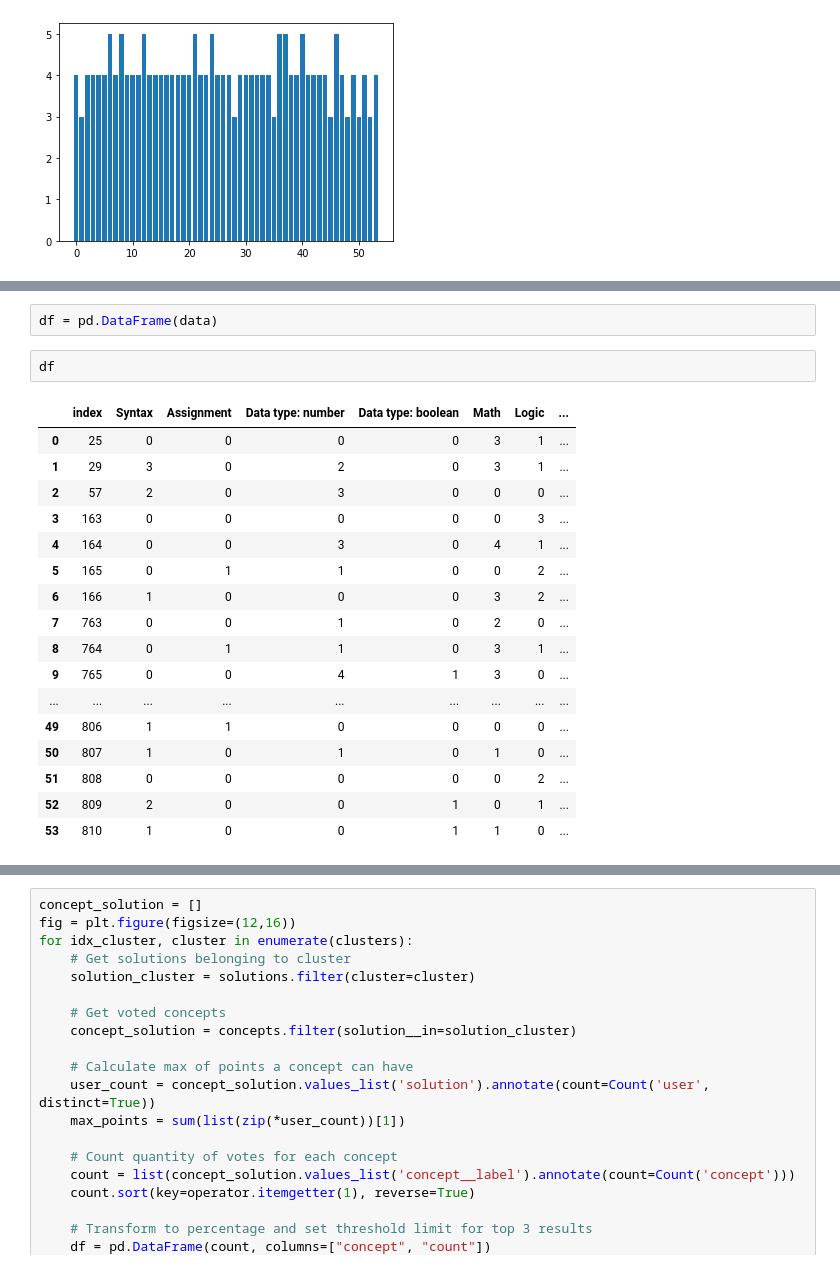
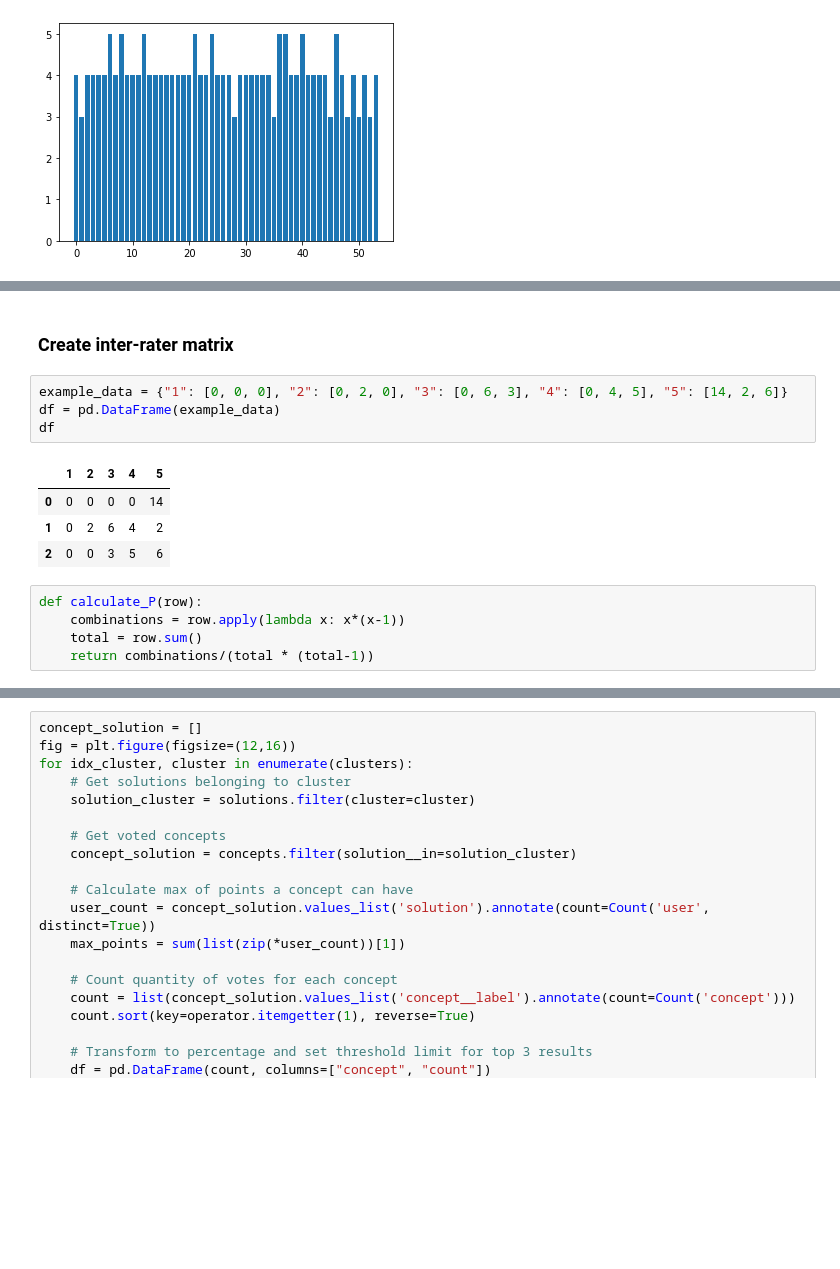
Before and after one commit to MachineTeachingEdu/machine-teaching, a Jupyter notebook: machineteaching/2019_05_28 - Concept Validation.ipynb, the cells around one changed output, grey strips where cells are left out. Drawn from its saved outputs; the diff is of its cells as text; blank space fills up the shorter version.

```diff
--- a/machineteaching/2019_05_28 - Concept Validation.ipynb
+++ b/machineteaching/2019_05_28 - Concept Validation.ipynb
@@ -117,22 +62,16 @@ data
-# %%
-df = pd.DataFrame(data)
-# %%
-df
-# %% [output]
-|  | index | Syntax | Assignment | Data type: number | Data type: boolean | Math | Logic | ... |
-| 0 | 25 | 0 | 0 | 0 | 0 | 3 | 1 | ... |
-| 1 | 29 | 3 | 0 | 2 | 0 | 3 | 1 | ... |
-| 2 | 57 | 2 | 0 | 3 | 0 | 0 | 0 | ... |
-| 3 | 163 | 0 | 0 | 0 | 0 | 0 | 3 | ... |
-| 4 | 164 | 0 | 0 | 3 | 0 | 4 | 1 | ... |
-| 5 | 165 | 0 | 1 | 1 | 0 | 0 | 2 | ... |
-| 6 | 166 | 1 | 0 | 0 | 0 | 3 | 2 | ... |
-| 7 | 763 | 0 | 0 | 1 | 0 | 2 | 0 | ... |
-| 8 | 764 | 0 | 1 | 1 | 0 | 3 | 1 | ... |
-| 9 | 765 | 0 | 0 | 4 | 1 | 3 | 0 | ... |
-| ... | ... | ... | ... | ... | ... | ... | ... | ... |
-| 49 | 806 | 1 | 1 | 0 | 0 | 0 | 0 | ... |
-| 50 | 807 | 1 | 0 | 1 | 0 | 1 | 0 | ... |
-| 51 | 808 | 0 | 0 | 0 | 0 | 0 | 2 | ... |
-| 52 | 809 | 2 | 0 | 0 | 1 | 0 | 1 | ... |
-| 53 | 810 | 1 | 0 | 0 | 1 | 1 | 0 | ... |
+# %% [markdown]
+### Create inter-rater matrix
+# %%
+example_data = {"1": [0, 0, 0], "2": [0, 2, 0], "3": [0, 6, 3], "4": [0, 4, 5], "5": [14, 2, 6]}
+df = pd.DataFrame(example_data)
+df
+# %% [output]
+|  | 1 | 2 | 3 | 4 | 5 |
+| 0 | 0 | 0 | 0 | 0 | 14 |
+| 1 | 0 | 2 | 6 | 4 | 2 |
+| 2 | 0 | 0 | 3 | 5 | 6 |
+# %%
+def calculate_P(row):
+    combinations = row.apply(lambda x: x*(x-1))
+    total = row.sum()
+    return combinations/(total * (total-1))
```
Also changed, not shown: parts of 10 cells of this notebook.
